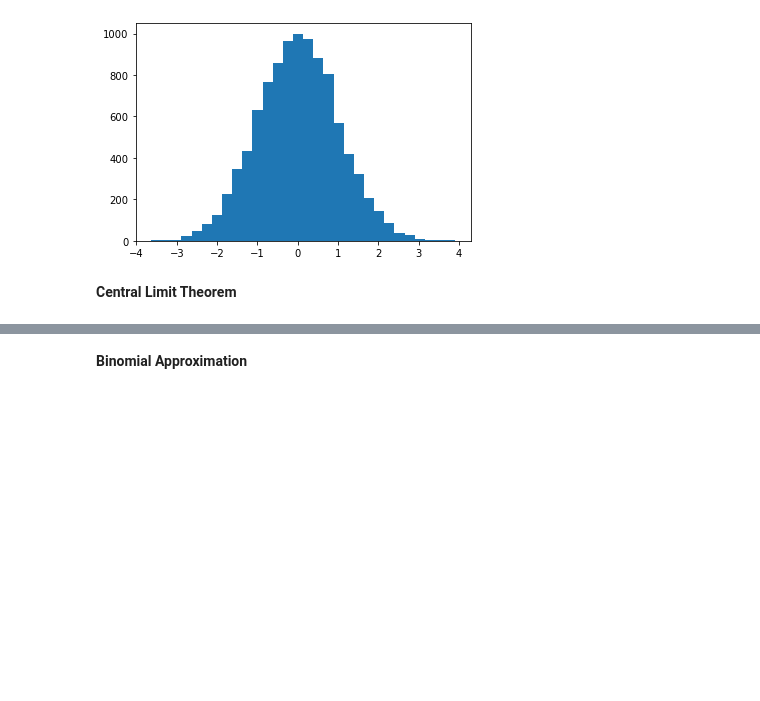
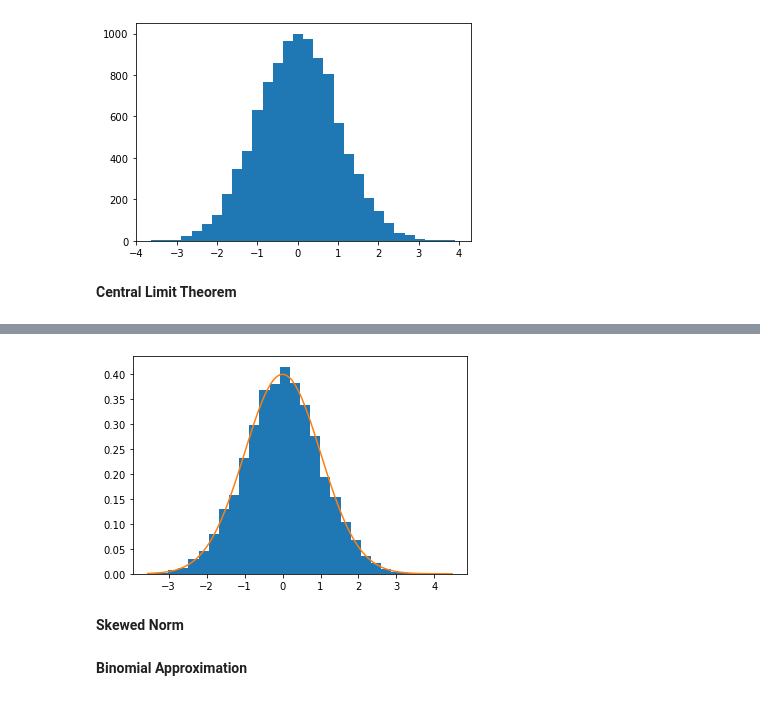
Before and after one commit to larryzzhang/analytics_compendium, a Jupyter notebook: Analytics Compendium.ipynb, the cells around one changed output, grey strips where cells are left out. Cells and saved outputs as stored; diff of their text form; code cells hidden in the pictures; blank space fills up the shorter version.

```diff
--- a/Analytics Compendium.ipynb
+++ b/Analytics Compendium.ipynb
@@ -557,3 +597,10 @@ Standard Deviation: 1.00
+# %%
+plt.hist(mu_s_standard, bins=30, density=True)
+plt.plot(np.linspace(np.min(mu_s_standard), np.max(mu_s_standard), 100), sp.stats.norm(loc=0, scale=1).pdf(x=np.linspace(np.min(mu_s_standard), np.max(mu_s_standard), 100)));
+# %% [output]
+[figure, added]
+# %% [markdown]
+**Skewed Norm**
 # %% [markdown]
 **Binomial Approximation**
 # %% [markdown]
```
Also changed, not shown: parts of 28 cells of this notebook.
